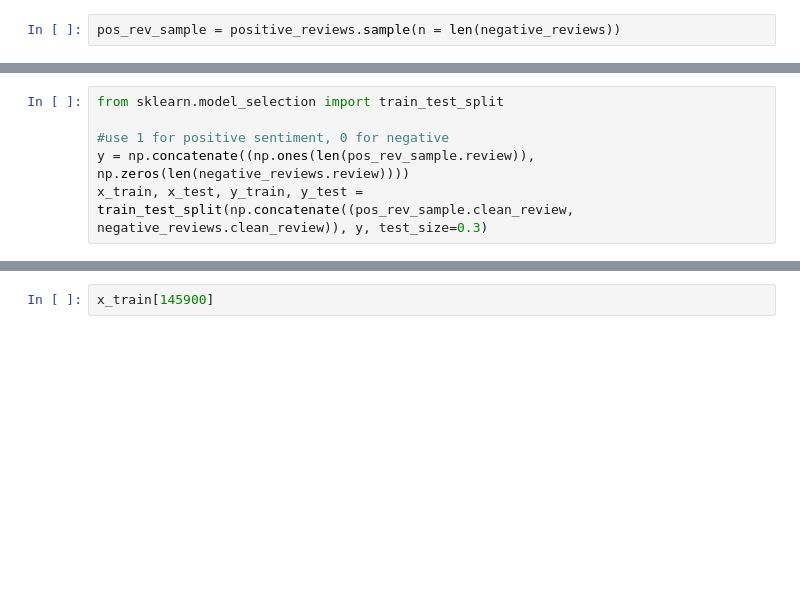
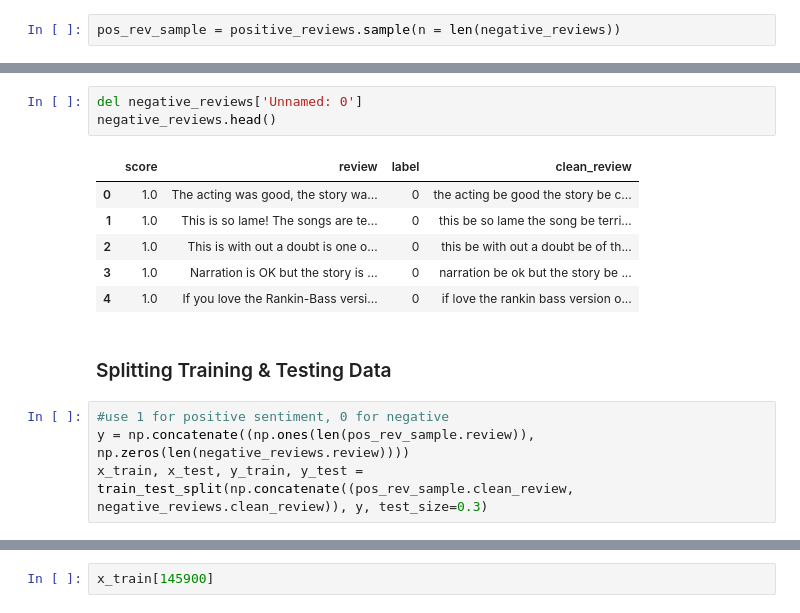
Before and after one commit to nmoguilner/doc2vec-notebook, a Jupyter notebook: Sentiment Corpus File.ipynb, the cells around one changed output, grey strips where cells are left out. Saved outputs shown, nothing was run; the diff lists cells and outputs as text; blank space fills up the shorter version.

```diff
--- a/Sentiment Corpus File.ipynb
+++ b/Sentiment Corpus File.ipynb
@@ -168,6 +216,16 @@ pos_rev_sample.head()
+# %%
+del negative_reviews['Unnamed: 0']
+negative_reviews.head()
+# %% [output]
+|  | score | review | label | clean_review |
+| 0 | 1.0 | The acting was good, the story wa... | 0 | the acting be good the story be c... |
+| 1 | 1.0 | This is so lame! The songs are te... | 0 | this be so lame the song be terri... |
+| 2 | 1.0 | This is with out a doubt is one o... | 0 | this be with out a doubt be of th... |
+| 3 | 1.0 | Narration is OK but the story is ... | 0 | narration be ok but the story be ... |
+| 4 | 1.0 | If you love the Rankin-Bass versi... | 0 | if love the rankin bass version o... |
+# %% [markdown]
+### Splitting Training & Testing Data
 # %%
-from sklearn.model_selection import train_test_split
-
 #use 1 for positive sentiment, 0 for negative
 y = np.concatenate((np.ones(len(pos_rev_sample.review)), np.zeros(len(negative_reviews.review))))
 x_train, x_test, y_train, y_test = train_test_split(np.concatenate((pos_rev_sample.clean_review, negative_reviews.clean_review)), y, test_size=0.3)
```
Also changed, not shown: parts of 57 cells of this notebook.
